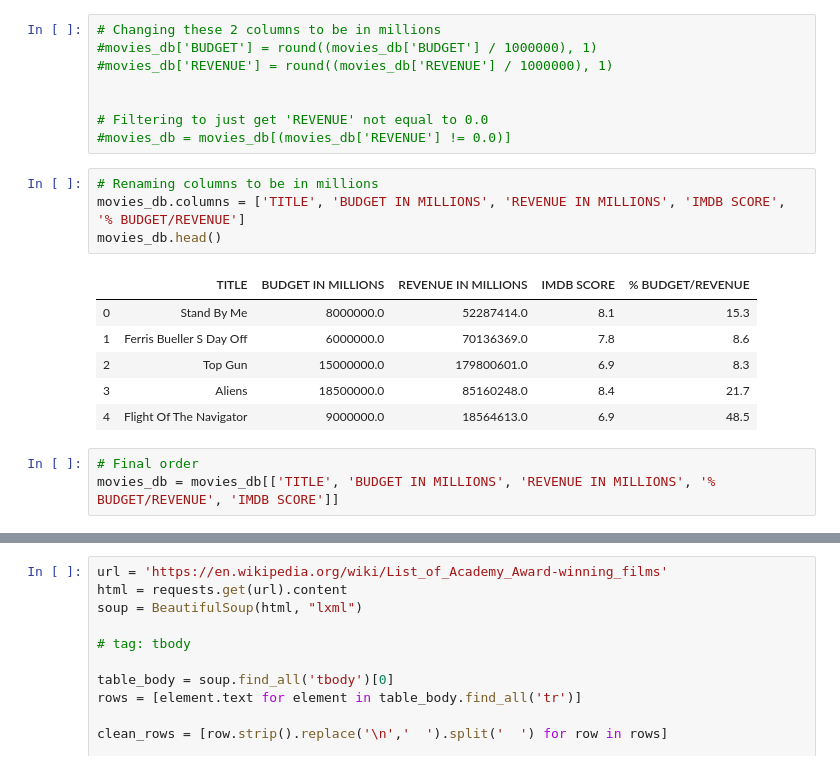
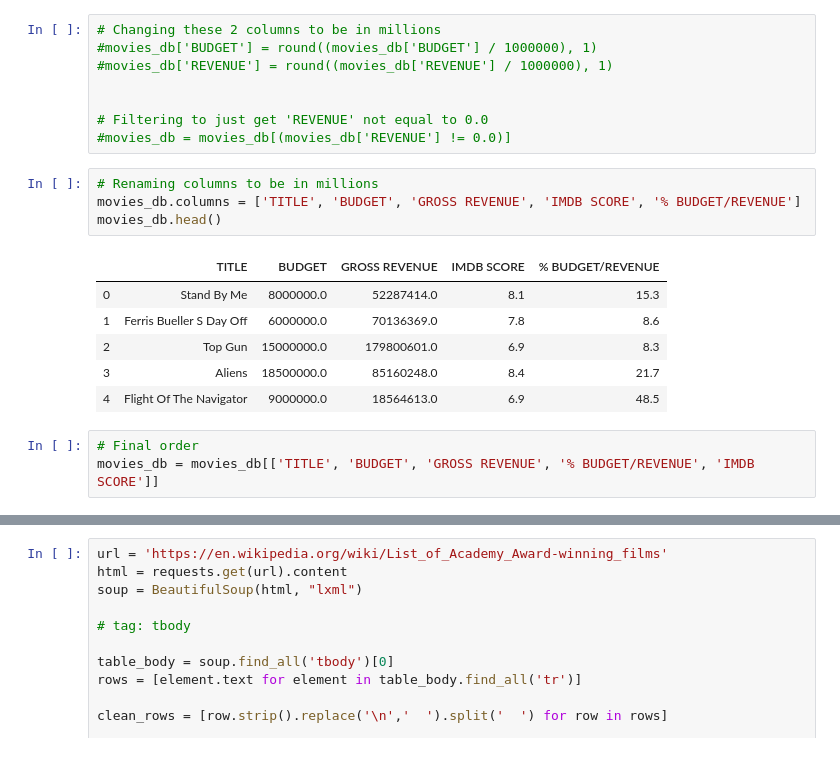
Before and after one commit to ta-data-lis/Project-Week-3-Data-Thieves, a Jupyter notebook: your-project/Movies Database Cleaning.ipynb, the cells around one changed output, grey strips where cells are left out. Saved outputs shown, nothing was run; the diff lists cells and outputs as text.

```diff
--- a/your-project/Movies Database Cleaning.ipynb
+++ b/your-project/Movies Database Cleaning.ipynb
@@ -102,10 +102,10 @@ movies_db['% BUDGET/REVENUE'] = round((movies_db['BUDGET'] / movies_db['REVENUE'
 #movies_db = movies_db[(movies_db['REVENUE'] != 0.0)]
 # %%
 # Renaming columns to be in millions
-movies_db.columns = ['TITLE', 'BUDGET IN MILLIONS', 'REVENUE IN MILLIONS', 'IMDB SCORE', '% BUDGET/REVENUE']
+movies_db.columns = ['TITLE', 'BUDGET', 'GROSS REVENUE', 'IMDB SCORE', '% BUDGET/REVENUE']
 movies_db.head()
 # %% [output]
-|  | TITLE | BUDGET IN MILLIONS | REVENUE IN MILLIONS | IMDB SCORE | % BUDGET/REVENUE |
+|  | TITLE | BUDGET | GROSS REVENUE | IMDB SCORE | % BUDGET/REVENUE |
 | 0 | Stand By Me | 8000000.0 | 52287414.0 | 8.1 | 15.3 |
 | 1 | Ferris Bueller S Day Off | 6000000.0 | 70136369.0 | 7.8 | 8.6 |
 | 2 | Top Gun | 15000000.0 | 179800601.0 | 6.9 | 8.3 |
@@ -113,7 +113,7 @@ movies_db.head()
 | 4 | Flight Of The Navigator | 9000000.0 | 18564613.0 | 6.9 | 48.5 |
 # %%
 # Final order
-movies_db = movies_db[['TITLE', 'BUDGET IN MILLIONS', 'REVENUE IN MILLIONS', '% BUDGET/REVENUE', 'IMDB SCORE']]
+movies_db = movies_db[['TITLE', 'BUDGET', 'GROSS REVENUE', '% BUDGET/REVENUE', 'IMDB SCORE']]
 # %%
 movies_db.isnull().sum()
 # %% [output]
```
Also changed, not shown: parts of 19 cells of this notebook, 4 other files.
